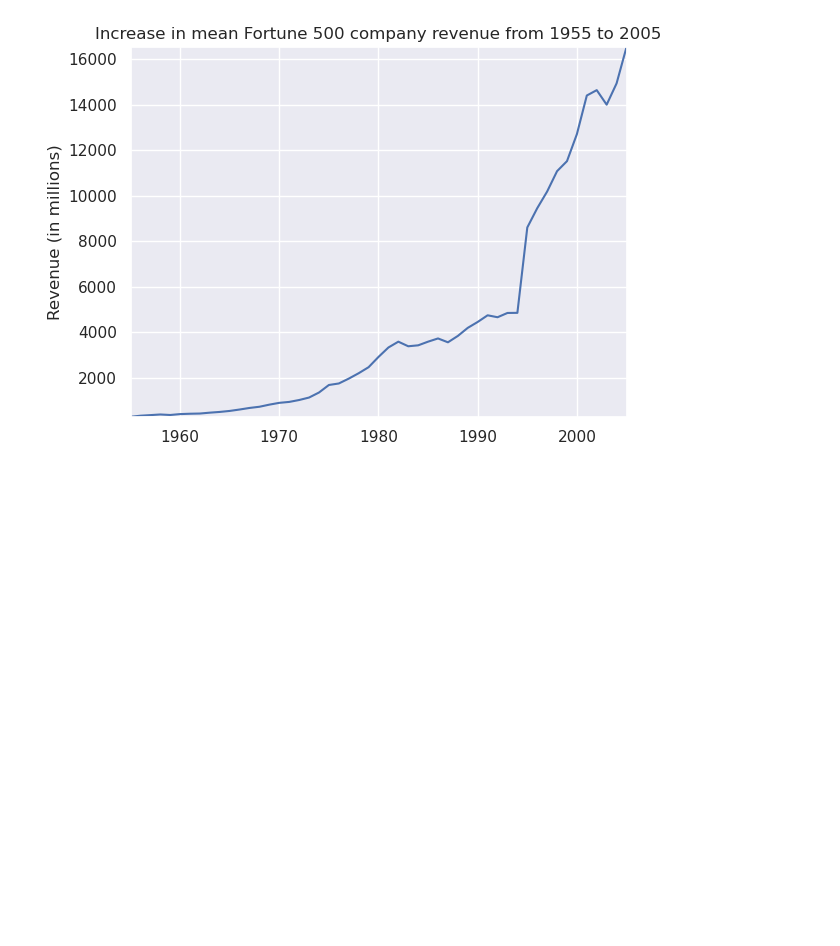
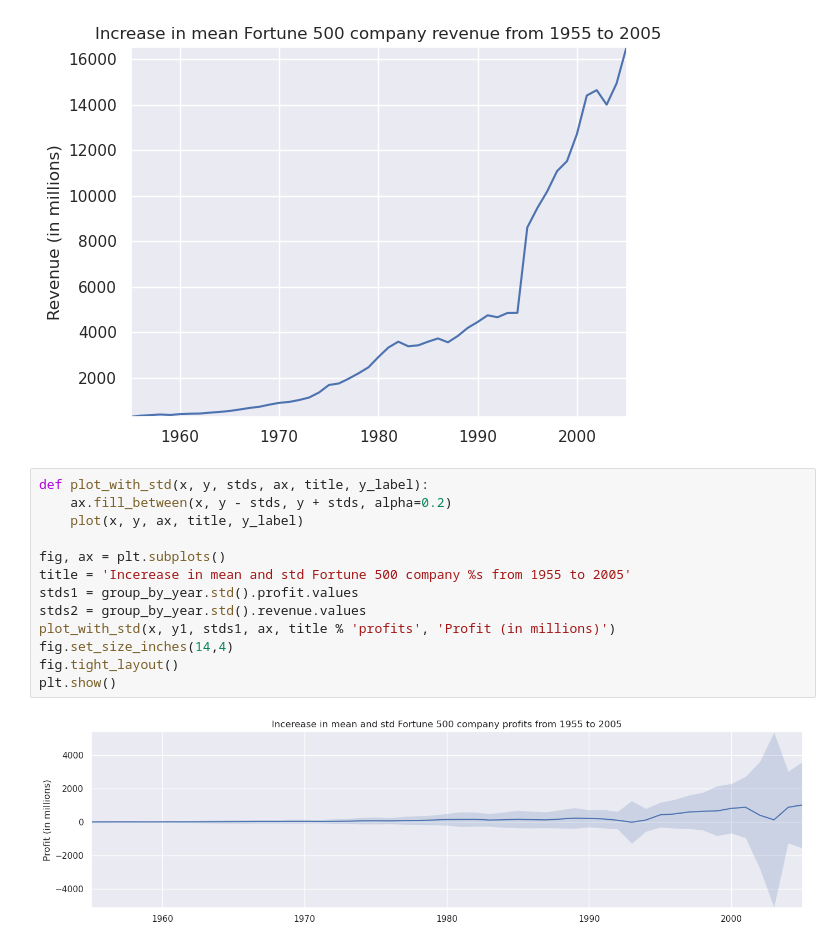
Before and after one commit to ndurbala27/data_modeling, a Jupyter notebook: fortune500.ipynb, the cells around one changed output. Drawn from its saved outputs; the diff is of its cells as text; blank space fills up the shorter version.

```diff
--- a/fortune500.ipynb
+++ b/fortune500.ipynb
@@ -110,3 +110,18 @@ plot(x, y2, ax, 'Increase in mean Fortune 500 company revenue from 1955 to 2005'
 plt.show()
 # %% [output]
 [figure]
+# %%
+def plot_with_std(x, y, stds, ax, title, y_label):
+    ax.fill_between(x, y - stds, y + stds, alpha=0.2)
+    plot(x, y, ax, title, y_label)
+
+fig, ax = plt.subplots()
+title = 'Incerease in mean and std Fortune 500 company %s from 1955 to 2005'
+stds1 = group_by_year.std().profit.values
+stds2 = group_by_year.std().revenue.values
+plot_with_std(x, y1, stds1, ax, title % 'profits', 'Profit (in millions)')
+fig.set_size_inches(14,4)
+fig.tight_layout()
+plt.show()
+# %% [output]
+[figure, added]
```
Also changed, not shown: parts of 2 cells of this notebook.
